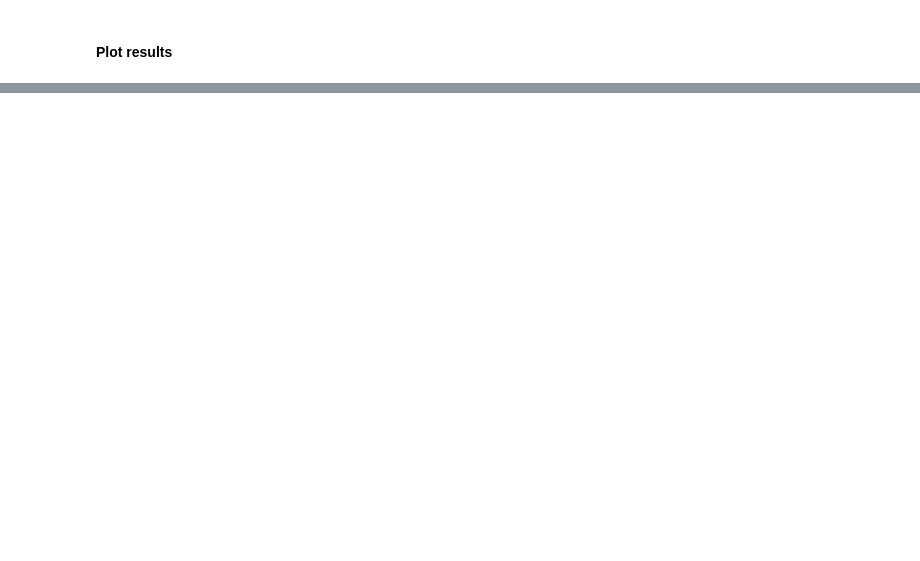
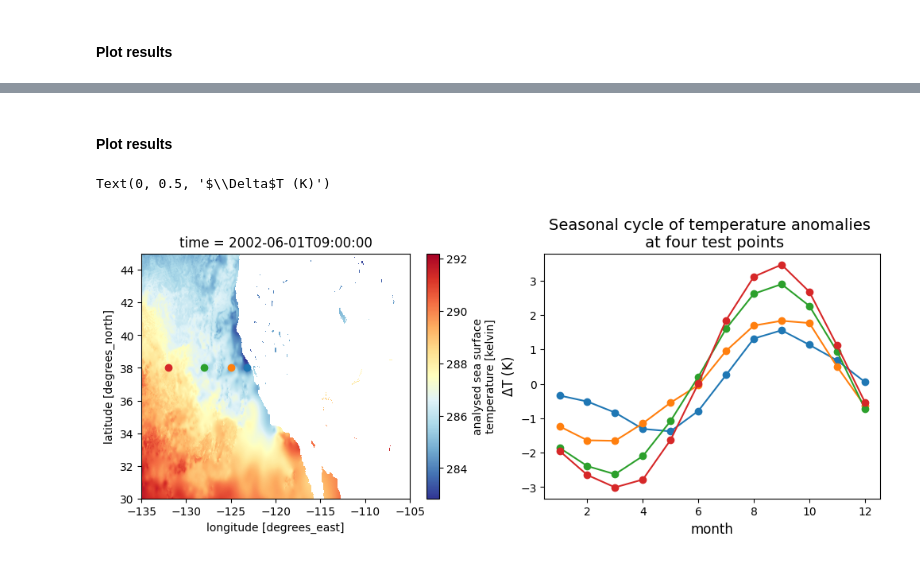
Before and after one commit to DeanHenze/cloud_earthdata, a Jupyter notebook: coiled/demos/sst_cycle_demo.ipynb, the cells around one changed output, grey strips where cells are left out. Drawn from its saved outputs; the diff is of its cells as text; code cells hidden in the pictures; blank space fills up the shorter version.

```diff
--- a/coiled/demos/sst_cycle_demo.ipynb
+++ b/coiled/demos/sst_cycle_demo.ipynb
@@ -222,3 +315,2 @@ Currently I have had success with one file per 3 days. With ~40 workers c7i.xlar
 # %%
-datainfo_thinned = [datainfo[i] for i in range(len(datainfo)) if i%3==0]
-fileobjs = earthaccess.open(datainfo_thinned) # Generate file objects from the endpoints which are compatible with Xarray
+fileobjs = earthaccess.open(datainfo) # Generate file objects from the endpoints which are compatible with Xarray
@@ -263,0 +428,25 @@ cluster.scale(1)
+# %% [markdown]
+#### **Plot results**
+# %%
+# Points to plot seasonal cycle at:
+lat_points = (38, 38, 38, 38)
+lon_points = (-123.25, -125, -128, -132)
+
+fig2, axes2 = plt.subplots(1, 2, figsize=(12, 4))
+
+## Replot the map and points from the test file:
+sst_test.sel(lat=slice(*lat_region), lon=slice(*lon_region)).plot(ax=axes2[0], cmap='RdYlBu_r')
+for lat, lon in zip(lat_points, lon_points):
+    axes2[0].scatter(lon, lat)
+
+## Seasonal cycles on another plot
+for lat, lon in zip(lat_points, lon_points):
+    scycle_point = seasonal_cycle.sel(lat=lat, lon=lon)
+    axes2[1].plot(scycle_point['month'], scycle_point.values, 'o-')
+
+axes2[1].set_title("Seasonal cycle of temperature anomalies \n at four test points", fontsize=14)
+axes2[1].set_xlabel("month", fontsize=12)
+axes2[1].set_ylabel(r"$\Delta$T (K)", fontsize=12)
+# %% [output]
+Text(0, 0.5, '$\\Delta$T (K)')
+[figure, added]
```
Also changed, not shown: parts of 25 cells of this notebook.
